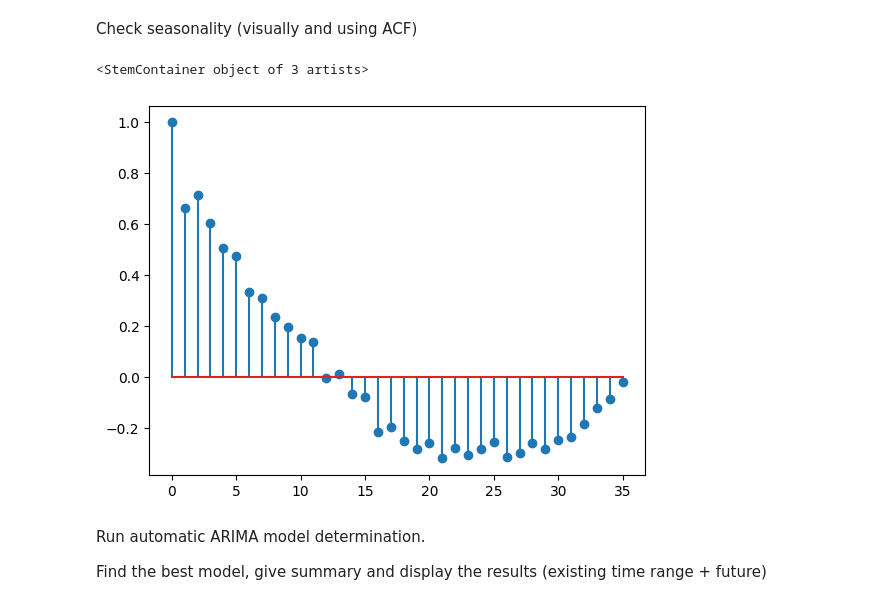
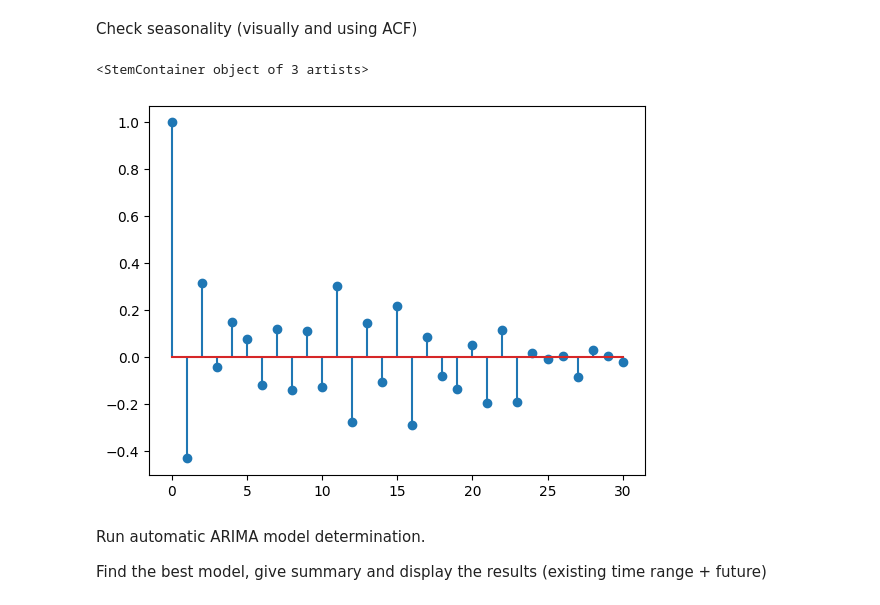
Before and after one commit to rozkrist/PythonIIPractical, a Jupyter notebook: week5/tasksweek5.ipynb, the cells around one changed output. Drawn from its saved outputs; the diff is of its cells as text; code cells hidden in the pictures.

```diff
--- a/week5/tasksweek5.ipynb
+++ b/week5/tasksweek5.ipynb
@@ -131,7 +180,7 @@ b)Select your own data:
 
 Plot time series (give visual feedback)
 # %%
-df_shampoo = pa.read_csv(r"C:\Users\krent\OneDrive\Desktop\PythonII\PythonIIPractical\sales-of-shampoo-over-a-three-ye.csv")
+df_shampoo = pa.read_csv(r"C:\Users\krent\OneDrive\Desktop\PythonII\PythonIIPractical\week5\sales-of-shampoo-over-a-three-ye.csv")
 # %%
 df_shampoo
 # %% [output]
@@ -181,0 +231,5 @@ P-Value:  1.0
+# %%
+#Removing trend from time series. Substract rolling 6 months average from the data.
+rolling_mean = data.rolling(window=6).mean()
+data_no_trend = data - rolling_mean#remove trend
+data_no_trend.plot()
@@ -182,11 +239,12 @@ P-Value:  1.0
 # %% [markdown]
 Check seasonality (visually and using ACF)
 # %%
-acf = sm.tsa.stattools.acf(data,nlags=35)
+data_no_trend = data_no_trend[data_no_trend.notnull()]
+acf = sm.tsa.stattools.acf(data_no_trend,nlags=35)
 plot.stem(range(0,len(acf)),acf)
 # %% [output]
 <StemContainer object of 3 artists>
-[figure, old version]
+[figure, new version]
 # %% [markdown]
 Run automatic ARIMA model determination.
 
```
Also changed, not shown: parts of 15 cells of this notebook.
